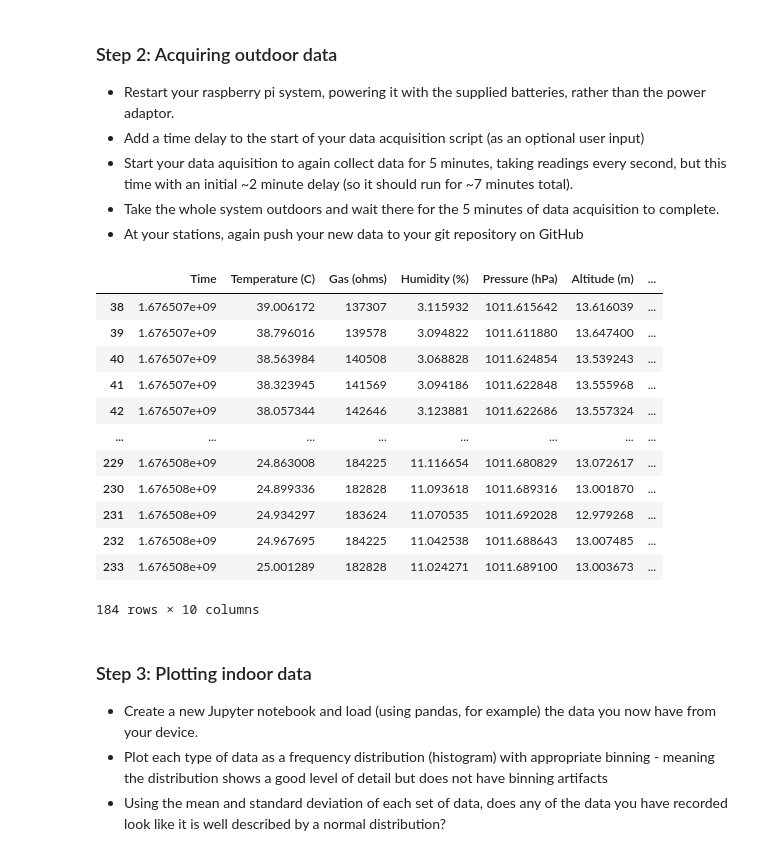
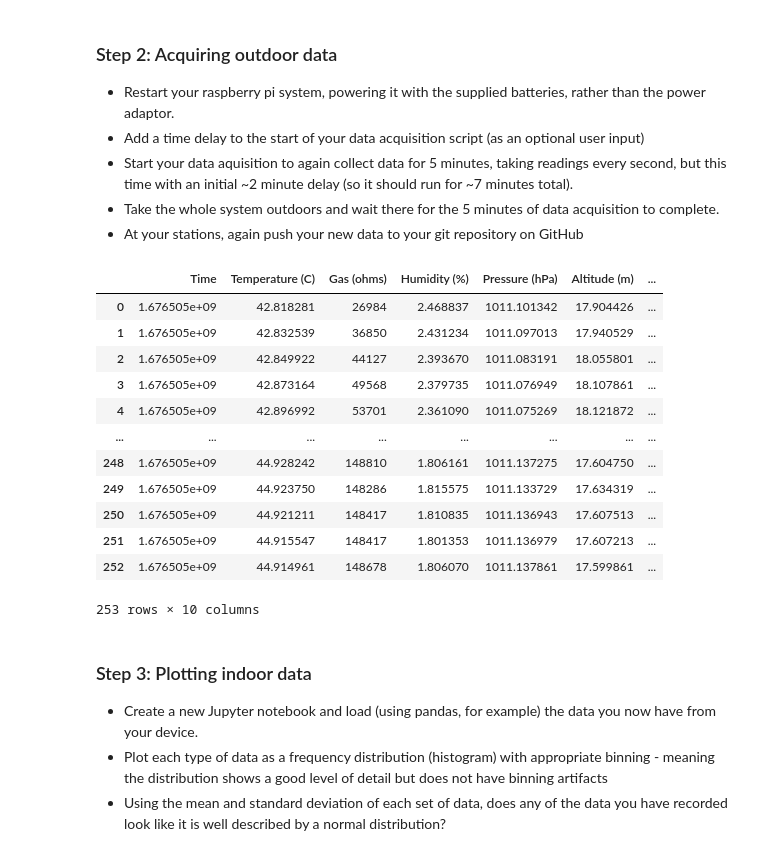
Before and after one commit to YaBoiPapier/E11-Lab-Besties, a Jupyter notebook: Week 6 Lab Test.ipynb, the cells around one changed output. Saved outputs shown, nothing was run; the diff lists cells and outputs as text; code cells hidden in the pictures.

```diff
--- a/Week 6 Lab Test.ipynb
+++ b/Week 6 Lab Test.ipynb
@@ -31,26 +29,26 @@ ModuleNotFoundError: No module named 'scipy'
 # %%
 insideData = pd.read_csv(r"C:\Users\prana\OneDrive\Documents\GitHub\E11-Lab-Besties\Week5Data.csv")
 outsideData = pd.read_csv(r"C:\Users\prana\OneDrive\Documents\GitHub\E11-Lab-Besties\Week5ExtraOutsideData.csv")
 # will remove around 40 rows in the beginning and around 20 at the end as these were values recorded while inside the building since this outside data was taken without time delay last week
 # removing PM10 standard values of 0 gets us outside values as we recorded the inside values to be 0
 pureOutside = outsideData[outsideData['PM10 Standard (mirogram/m^3)']>0]
 # for some reason display() isn't working
 insideData
-pureOutside
+#pureOutside
 # %% [output]
 |  | Time | Temperature (C) | Gas (ohms) | Humidity (%) | Pressure (hPa) | Altitude (m) | ... |
-| 38 | 1.676507e+09 | 39.006172 | 137307 | 3.115932 | 1011.615642 | 13.616039 | ... |
-| 39 | 1.676507e+09 | 38.796016 | 139578 | 3.094822 | 1011.611880 | 13.647400 | ... |
-| 40 | 1.676507e+09 | 38.563984 | 140508 | 3.068828 | 1011.624854 | 13.539243 | ... |
-| 41 | 1.676507e+09 | 38.323945 | 141569 | 3.094186 | 1011.622848 | 13.555968 | ... |
-| 42 | 1.676507e+09 | 38.057344 | 142646 | 3.123881 | 1011.622686 | 13.557324 | ... |
+| 0 | 1.676505e+09 | 42.818281 | 26984 | 2.468837 | 1011.101342 | 17.904426 | ... |
+| 1 | 1.676505e+09 | 42.832539 | 36850 | 2.431234 | 1011.097013 | 17.940529 | ... |
+| 2 | 1.676505e+09 | 42.849922 | 44127 | 2.393670 | 1011.083191 | 18.055801 | ... |
+| 3 | 1.676505e+09 | 42.873164 | 49568 | 2.379735 | 1011.076949 | 18.107861 | ... |
+| 4 | 1.676505e+09 | 42.896992 | 53701 | 2.361090 | 1011.075269 | 18.121872 | ... |
 | ... | ... | ... | ... | ... | ... | ... | ... |
-| 229 | 1.676508e+09 | 24.863008 | 184225 | 11.116654 | 1011.680829 | 13.072617 | ... |
-| 230 | 1.676508e+09 | 24.899336 | 182828 | 11.093618 | 1011.689316 | 13.001870 | ... |
-| 231 | 1.676508e+09 | 24.934297 | 183624 | 11.070535 | 1011.692028 | 12.979268 | ... |
-| 232 | 1.676508e+09 | 24.967695 | 184225 | 11.042538 | 1011.688643 | 13.007485 | ... |
-| 233 | 1.676508e+09 | 25.001289 | 182828 | 11.024271 | 1011.689100 | 13.003673 | ... |
+| 248 | 1.676505e+09 | 44.928242 | 148810 | 1.806161 | 1011.137275 | 17.604750 | ... |
+| 249 | 1.676505e+09 | 44.923750 | 148286 | 1.815575 | 1011.133729 | 17.634319 | ... |
+| 250 | 1.676505e+09 | 44.921211 | 148417 | 1.810835 | 1011.136943 | 17.607513 | ... |
+| 251 | 1.676505e+09 | 44.915547 | 148417 | 1.801353 | 1011.136979 | 17.607213 | ... |
+| 252 | 1.676505e+09 | 44.914961 | 148678 | 1.806070 | 1011.137861 | 17.599861 | ... |
-184 rows × 10 columns
+253 rows × 10 columns
 # %% [markdown]
 ### Step 3: Plotting indoor data
 - Create a new Jupyter notebook and load (using pandas, for example) the data you now have from your device.
```
Also changed, not shown: parts of 4 cells of this notebook.
